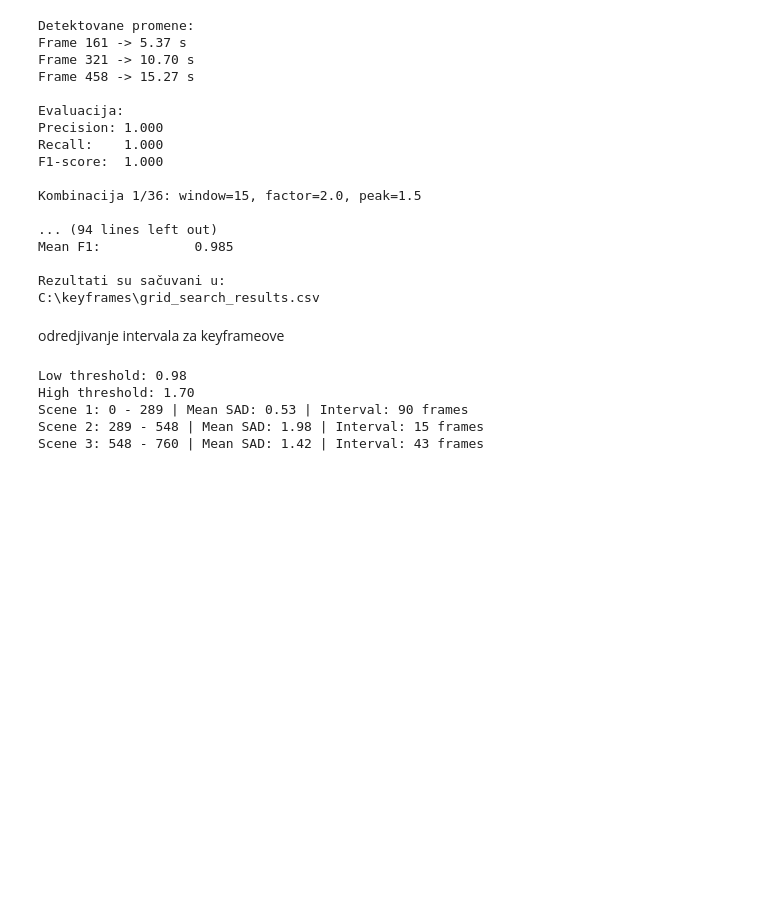
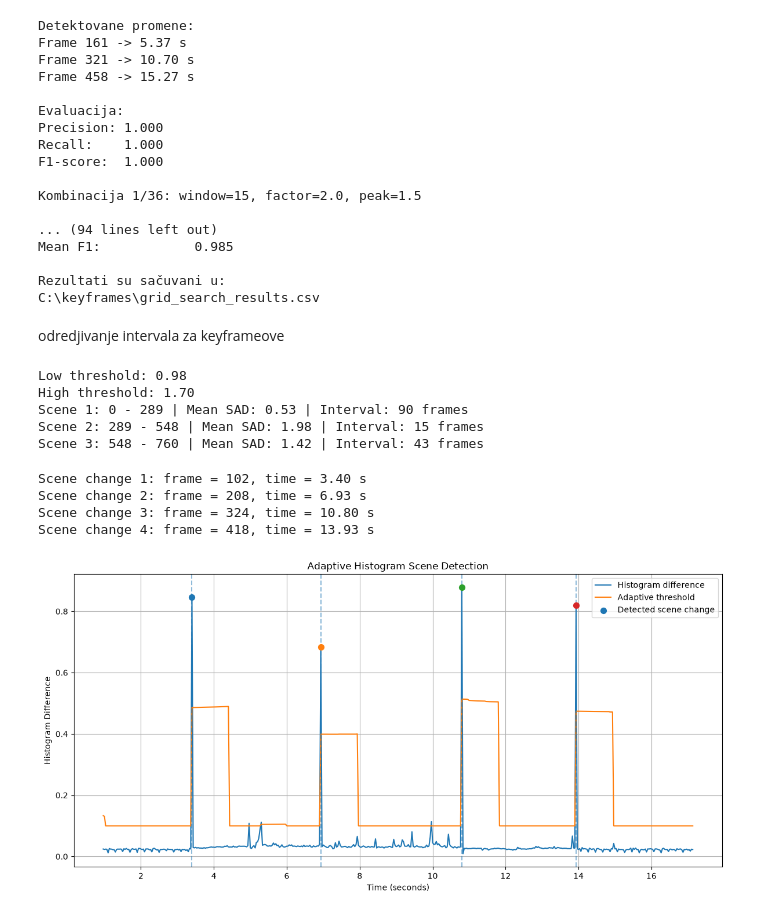
Before and after one commit to takesiica/adaptive_keyframes, a Jupyter notebook: proba.ipynb, the cells around one changed output. Drawn from its saved outputs; the diff is of its cells as text; code cells hidden in the pictures; blank space fills up the shorter version.

```diff
--- a/proba.ipynb
+++ b/proba.ipynb
@@ -497,3 +498,52 @@ High threshold: 1.70
 Scene 1: 0 - 289 | Mean SAD: 0.53 | Interval: 90 frames
 Scene 2: 289 - 548 | Mean SAD: 1.98 | Interval: 15 frames
 Scene 3: 548 - 760 | Mean SAD: 1.42 | Interval: 43 frames
+# %%
+from functions import adaptive_histogram
+
+input_path = ".\\static_videos\\static4.mp4"
+
+# FPS videa
+cap = cv2.VideoCapture(input_path)
+fps = cap.get(cv2.CAP_PROP_FPS)
+cap.release()
+
+scene_changes, all_hist_diffs, thresholds, frame_indices = adaptive_histogram(input_path, window_size=30, threshold_factor=3.0, min_hist_diff=0.1, peak_multiplier=2.0, min_peak_diff=0.5)
+time_indices = [frame / fps for frame in frame_indices]
+
+plt.figure(figsize=(12, 6))
+plt.plot(time_indices, all_hist_diffs, label="Histogram difference")
+plt.plot(time_indices, thresholds, label="Adaptive threshold")
+
+# Scene changes
+for i, (frame, diff) in enumerate(scene_changes):
+
+    time = frame / fps
+    plt.scatter(time, diff, s=50, zorder=5, label="Detected scene change" if i == 0 else None)
+    plt.axvline( x=time, linestyle="--", alpha=0.5)
+
+    print(
+        f"Scene change {i+1}: "
+        f"frame = {frame}, "
+        f"time = {time:.2f} s"
+    )
+
+plt.title("Adaptive Histogram Scene Detection")
+plt.xlabel("Time (seconds)")
+plt.ylabel("Histogram Difference")
+
+plt.legend()
+plt.grid(True)
+plt.tight_layout()
+
+plt.show()
+
+
+#ako je dinamicnija scena da window bude manji
+#da li window treba da bude fixan ili moze da se menja
+# %% [output]
+Scene change 1: frame = 102, time = 3.40 s
+Scene change 2: frame = 208, time = 6.93 s
+Scene change 3: frame = 324, time = 10.80 s
+Scene change 4: frame = 418, time = 13.93 s
+[figure, added]
```
Also changed, not shown: parts of 3 cells of this notebook, 11 other files.
